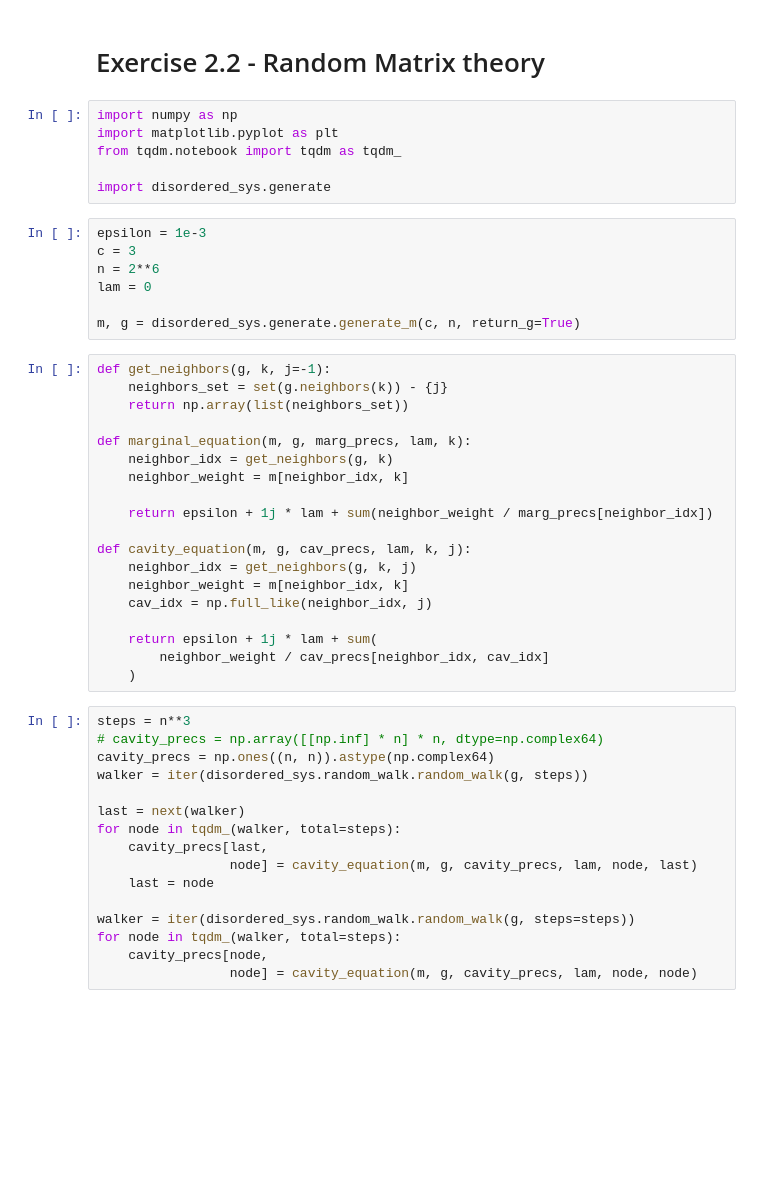
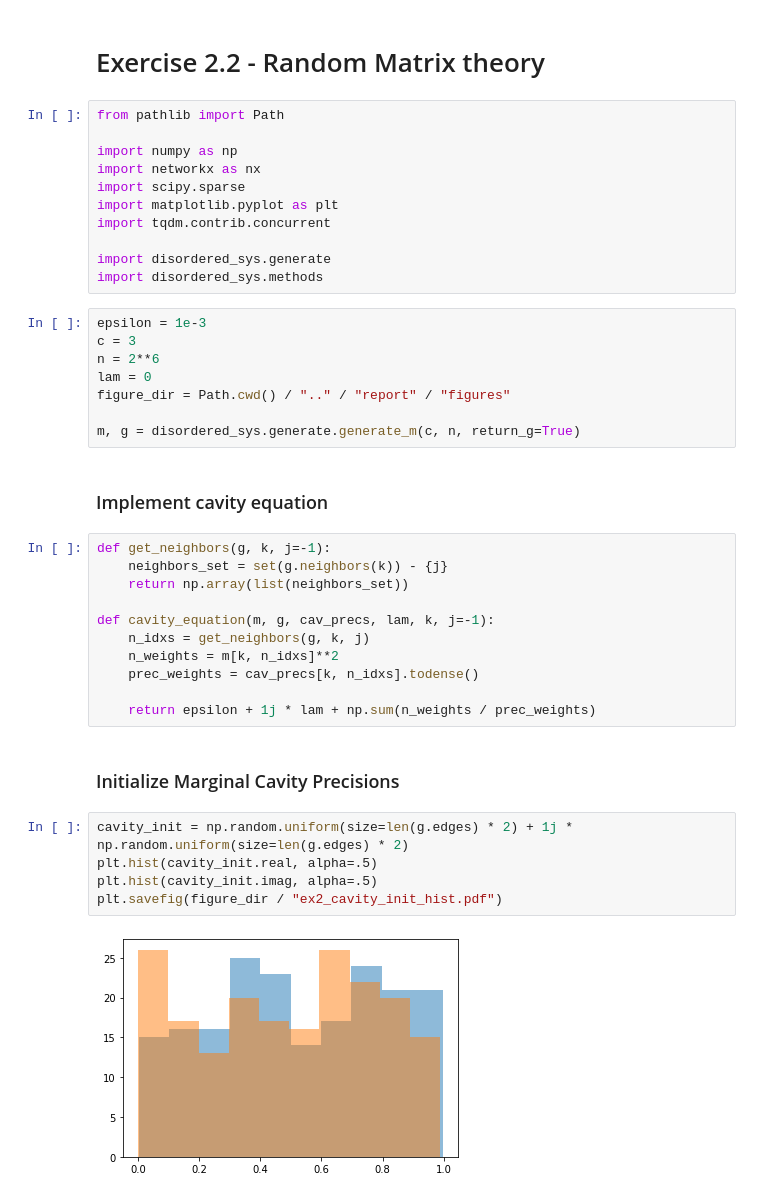
Before and after one commit to h-mnzlr/acpl-cavity_method, a Jupyter notebook: notebooks/2_random_matrices.sync.ipynb, the cells around one changed output. Drawn from its saved outputs; the diff is of its cells as text; blank space fills up the shorter version.

```diff
--- a/notebooks/2_random_matrices.sync.ipynb
+++ b/notebooks/2_random_matrices.sync.ipynb
@@ -1,50 +1,43 @@
 # %% [markdown]
 # Exercise 2.2 - Random Matrix theory
 # %%
+from pathlib import Path
+
 import numpy as np
+import networkx as nx
+import scipy.sparse
 import matplotlib.pyplot as plt
-from tqdm.notebook import tqdm as tqdm_
+import tqdm.contrib.concurrent
 
 import disordered_sys.generate
+import disordered_sys.methods
 # %%
 epsilon = 1e-3
 c = 3
 n = 2**6
 lam = 0
+figure_dir = Path.cwd() / ".." / "report" / "figures"
 
 m, g = disordered_sys.generate.generate_m(c, n, return_g=True)
+# %% [markdown]
+### Implement cavity equation
 # %%
 def get_neighbors(g, k, j=-1):
     neighbors_set = set(g.neighbors(k)) - {j}
     return np.array(list(neighbors_set))
 
-def marginal_equation(m, g, marg_precs, lam, k):
-    neighbor_idx = get_neighbors(g, k)
-    neighbor_weight = m[neighbor_idx, k]
+def cavity_equation(m, g, cav_precs, lam, k, j=-1):
+    n_idxs = get_neighbors(g, k, j)
+    n_weights = m[k, n_idxs]**2
+    prec_weights = cav_precs[k, n_idxs].todense()
 
-    return epsilon + 1j * lam + sum(neighbor_weight / marg_precs[neighbor_idx])
-
-def cavity_equation(m, g, cav_precs, lam, k, j):
-    neighbor_idx = get_neighbors(g, k, j)
-    neighbor_weight = m[neighbor_idx, k]
-    cav_idx = np.full_like(neighbor_idx, j)
-
-    return epsilon + 1j * lam + sum(
-        neighbor_weight / cav_precs[neighbor_idx, cav_idx]
-    )
+    return epsilon + 1j * lam + np.sum(n_weights / prec_weights)
+# %% [markdown]
+### Initialize Marginal Cavity Precisions
 # %%
-steps = n**3
-# cavity_precs = np.array([[np.inf] * n] * n, dtype=np.complex64)
-cavity_precs = np.ones((n, n)).astype(np.complex64)
-walker = iter(disordered_sys.random_walk.random_walk(g, steps))
-
-last = next(walker)
-for node in tqdm_(walker, total=steps):
-    cavity_precs[last,
-                 node] = cavity_equation(m, g, cavity_precs, lam, node, last)
-    last = node
-
-walker = iter(disordered_sys.random_walk.random_walk(g, steps=steps))
-for node in tqdm_(walker, total=steps):
-    cavity_precs[node,
-                 node] = cavity_equation(m, g, cavity_precs, lam, node, node)
+cavity_init = np.random.uniform(size=len(g.edges) * 2) + 1j * np.random.uniform(size=len(g.edges) * 2)
+plt.hist(cavity_init.real, alpha=.5)
+plt.hist(cavity_init.imag, alpha=.5)
+plt.savefig(figure_dir / "ex2_cavity_init_hist.pdf")
+# %% [output]
+[figure, added]
```
Also changed, not shown: parts of 17 cells of this notebook.
